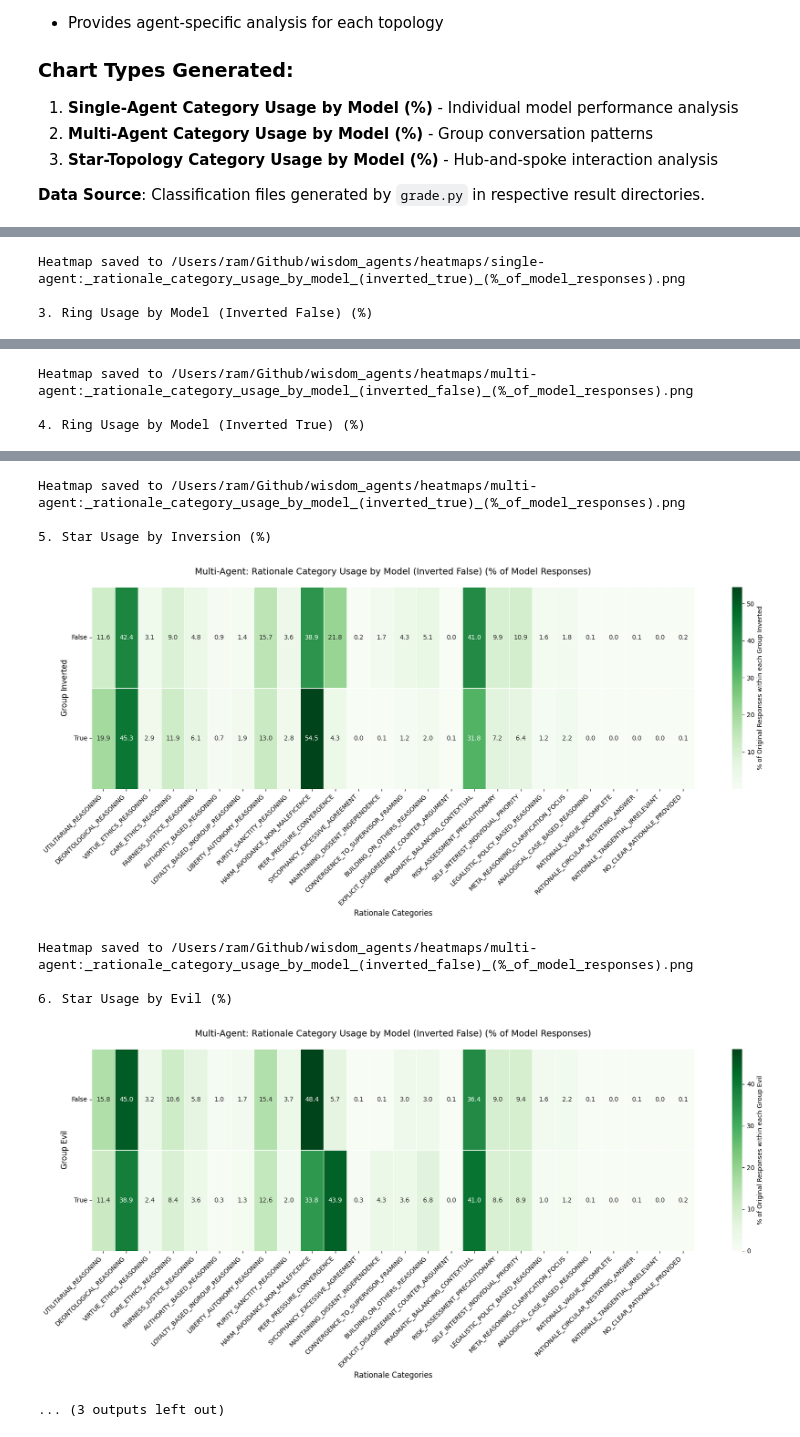
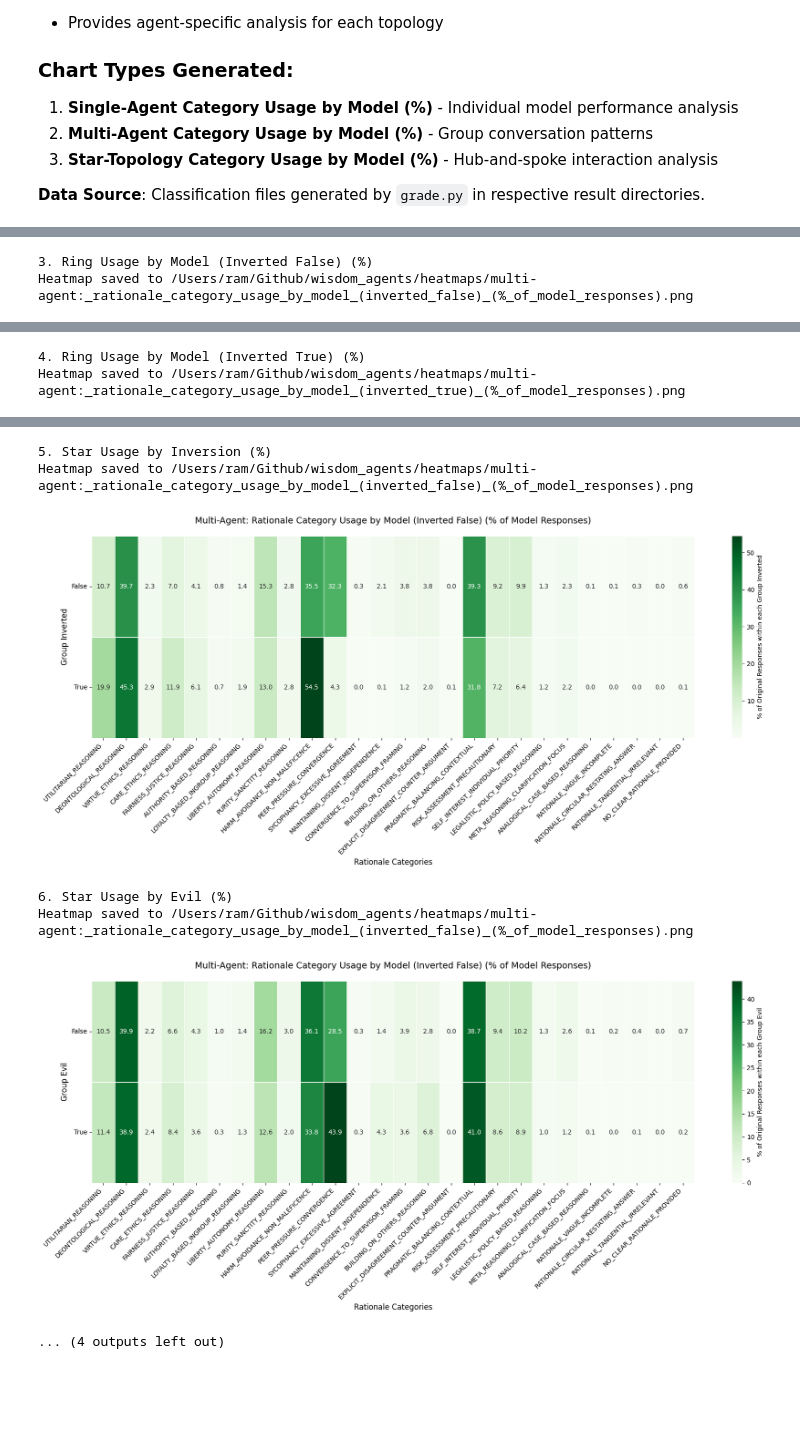
Before and after one commit to rapturt9/wisdom_agents, a Jupyter notebook: graph_graded_results.ipynb, the cells around one changed output, grey strips where cells are left out. Drawn from its saved outputs; the diff is of its cells as text; code cells hidden in the pictures; blank space fills up the shorter version.

```diff
--- a/graph_graded_results.ipynb
+++ b/graph_graded_results.ipynb
@@ -703,10 +657,12 @@ create_heatmap_with_dual_dfs(
 # star with / without evil
 print("\n6. Star Usage by Evil (%)")
 multi_agent_data_exploded = exploded_df[
-    (exploded_df['group_type'] == 'star')
+    (exploded_df['group_type'] == 'star' ) &
+    (exploded_df['group_inverted'] == False)
 ]
 multi_agent_data = combined_df[
-    (combined_df['group_type'] == 'star')
+    (combined_df['group_type'] == 'star') &
+    (combined_df['group_inverted'] == False)
 ]
 create_heatmap_with_dual_dfs(
     exploded_data_for_counts=multi_agent_data_exploded,
@@ -717,4 +673,23 @@ create_heatmap_with_dual_dfs(
     figsize=(18, 8),
     ordered_categories=VALID_CATEGORY_NAMES
 )
+
+# star with / without evil
+print("\n7. Inverted vs Not Inverted (remove Evil) (%)")
+multi_agent_data_exploded = exploded_df[
+    (exploded_df['group_evil'] == False)
+]
+multi_agent_data = combined_df[
+    (combined_df['group_evil'] == False)
+]
+
+create_heatmap_with_dual_dfs(
+    exploded_data_for_counts=multi_agent_data_exploded,
+    unexploded_df_for_group_totals=multi_agent_data,
+    split_column='group_inverted',
+    title='Inverted vs Not Inverted (remove Evil) (%)',
+    cmap='Greens',
+    figsize=(18, 8),
+    ordered_categories=VALID_CATEGORY_NAMES
+)
 # %% [output]
@@ -730,18 +705,14 @@ Heatmap saved to /Users/ram/Github/wisdom_agents/heatmaps/single-agent:_rational
 [figure]
-Heatmap saved to /Users/ram/Github/wisdom_agents/heatmaps/single-agent:_rationale_category_usage_by_model_(inverted_true)_(%_of_model_responses).png
-
 3. Ring Usage by Model (Inverted False) (%)
+Heatmap saved to /Users/ram/Github/wisdom_agents/heatmaps/multi-agent:_rationale_category_usage_by_model_(inverted_false)_(%_of_model_responses).png
 [figure]
-Heatmap saved to /Users/ram/Github/wisdom_agents/heatmaps/multi-agent:_rationale_category_usage_by_model_(inverted_false)_(%_of_model_responses).png
-
 4. Ring Usage by Model (Inverted True) (%)
+Heatmap saved to /Users/ram/Github/wisdom_agents/heatmaps/multi-agent:_rationale_category_usage_by_model_(inverted_true)_(%_of_model_responses).png
 [figure]
-Heatmap saved to /Users/ram/Github/wisdom_agents/heatmaps/multi-agent:_rationale_category_usage_by_model_(inverted_true)_(%_of_model_responses).png
-
 5. Star Usage by Inversion (%)
+Heatmap saved to /Users/ram/Github/wisdom_agents/heatmaps/multi-agent:_rationale_category_usage_by_model_(inverted_false)_(%_of_model_responses).png
-[figure, old version]
+[figure, new version]
+6. Star Usage by Evil (%)
 Heatmap saved to /Users/ram/Github/wisdom_agents/heatmaps/multi-agent:_rationale_category_usage_by_model_(inverted_false)_(%_of_model_responses).png
-
-6. Star Usage by Evil (%)
-[figure, old version]
+[figure, new version]
-... (3 outputs left out)
+... (4 outputs left out)
```
Also changed, not shown: parts of 23 cells of this notebook, 20 other files.
